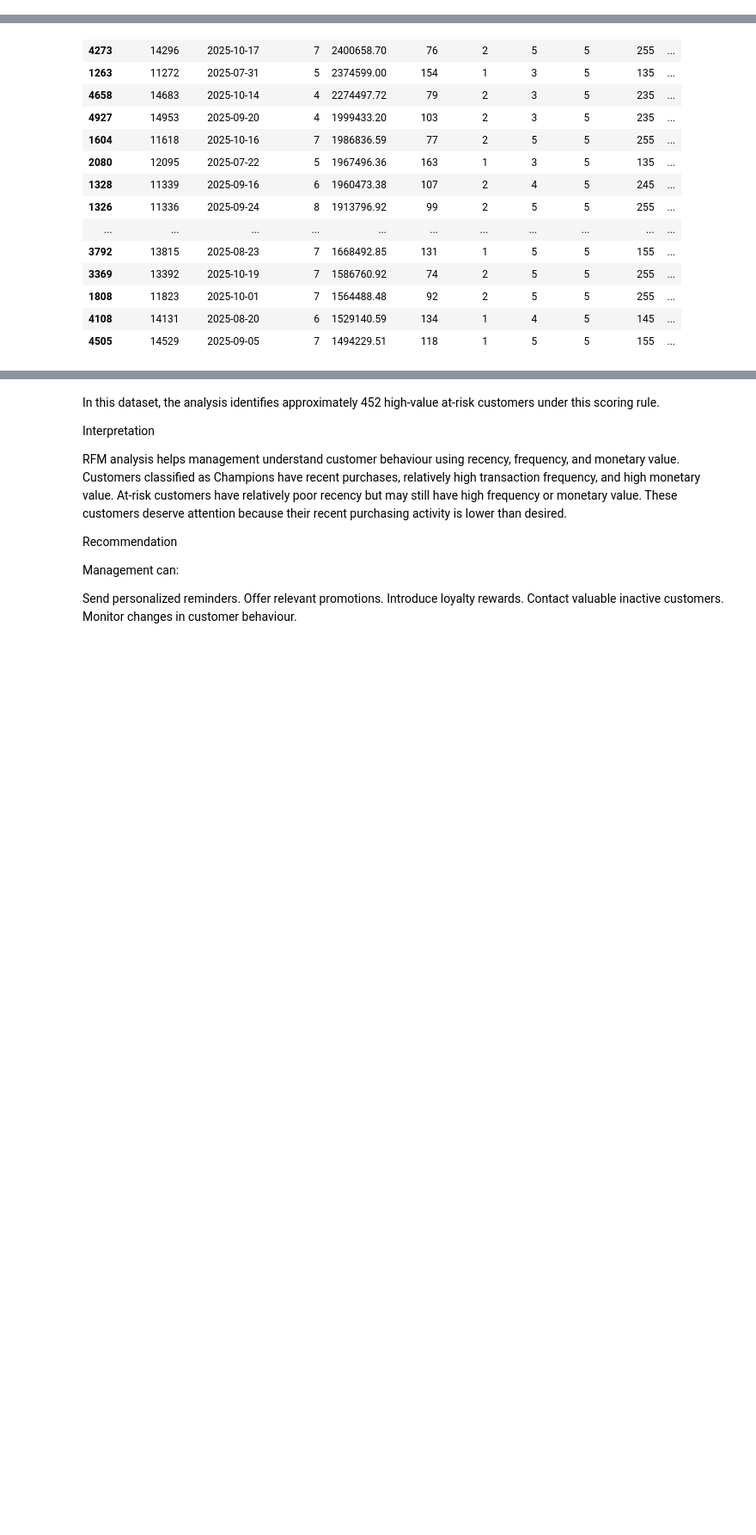
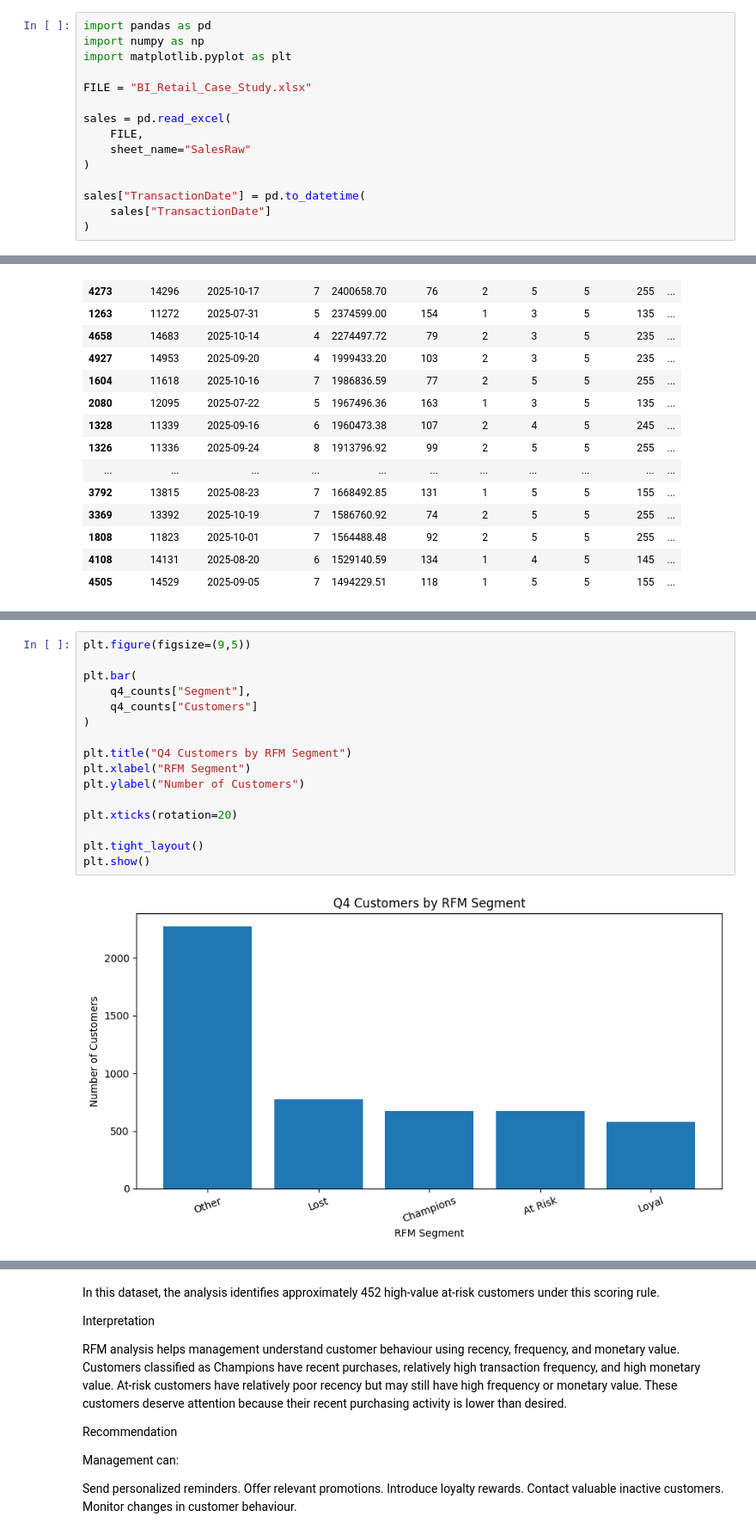
Before and after one commit to Angecarine/BUSSINESS-INTELLIGENT-ASSIGNMENT-1-NIYONSENGA-ANGE-CARINE-223004810, a Jupyter notebook: Business_Intelligence_Assignment_2.ipynb, the cells around one changed output, grey strips where cells are left out. Shown at 86% size. Saved outputs shown, nothing was run; the diff lists cells and outputs as text; blank space fills up the shorter version.

```diff
--- a/Business_Intelligence_Assignment_2.ipynb
+++ b/Business_Intelligence_Assignment_2.ipynb
@@ -491,3 +691,18 @@ Interpretation
 The customer value analysis divides customers into Low, Medium, and High revenue segments. The High revenue segment contributes substantially more revenue and has a higher average order value than the other segments. The analysis also identifies customers who generate relatively high revenue despite having lower transaction frequency. These customers may generate their value through larger purchases rather than frequent purchases.
 # %% [markdown]
 QUESTION 4: RFM Analysis
+# %%
+import pandas as pd
+import numpy as np
+import matplotlib.pyplot as plt
+
+FILE = "BI_Retail_Case_Study.xlsx"
+
+sales = pd.read_excel(
+    FILE,
+    sheet_name="SalesRaw"
+)
+
+sales["TransactionDate"] = pd.to_datetime(
+    sales["TransactionDate"]
+)
@@ -611,0 +931,18 @@ high_value_at_risk.head(20)
+# %%
+plt.figure(figsize=(9,5))
+
+plt.bar(
+    q4_counts["Segment"],
+    q4_counts["Customers"]
+)
+
+plt.title("Q4 Customers by RFM Segment")
+plt.xlabel("RFM Segment")
+plt.ylabel("Number of Customers")
+
+plt.xticks(rotation=20)
+
+plt.tight_layout()
+plt.show()
+# %% [output]
+[figure, added]
```
Also changed, not shown: parts of 34 cells of this notebook.
